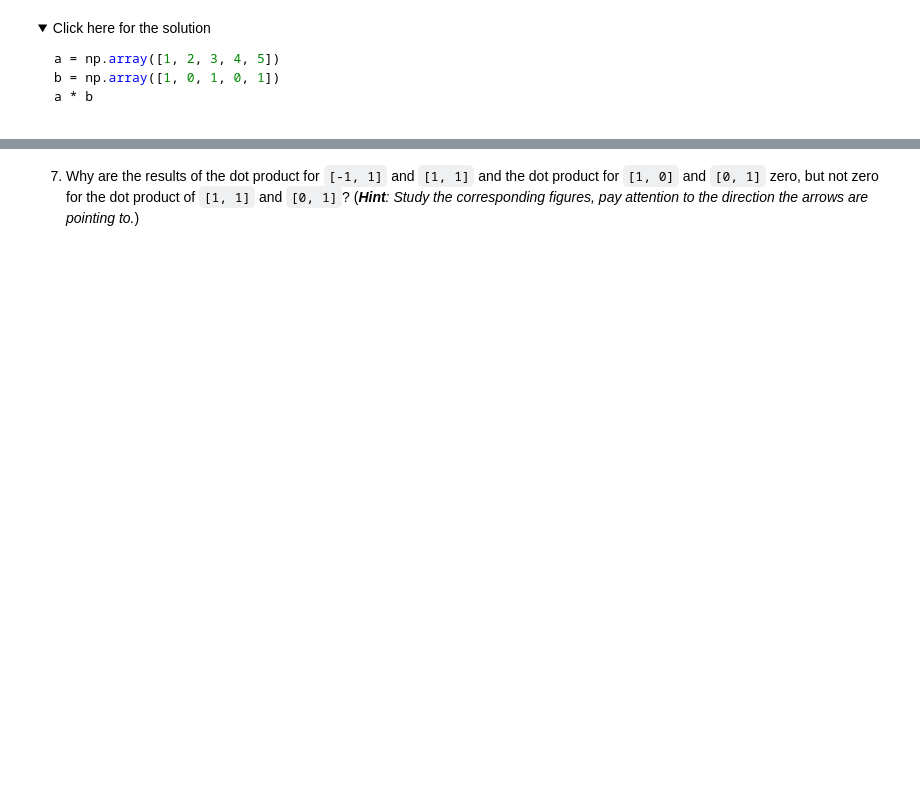
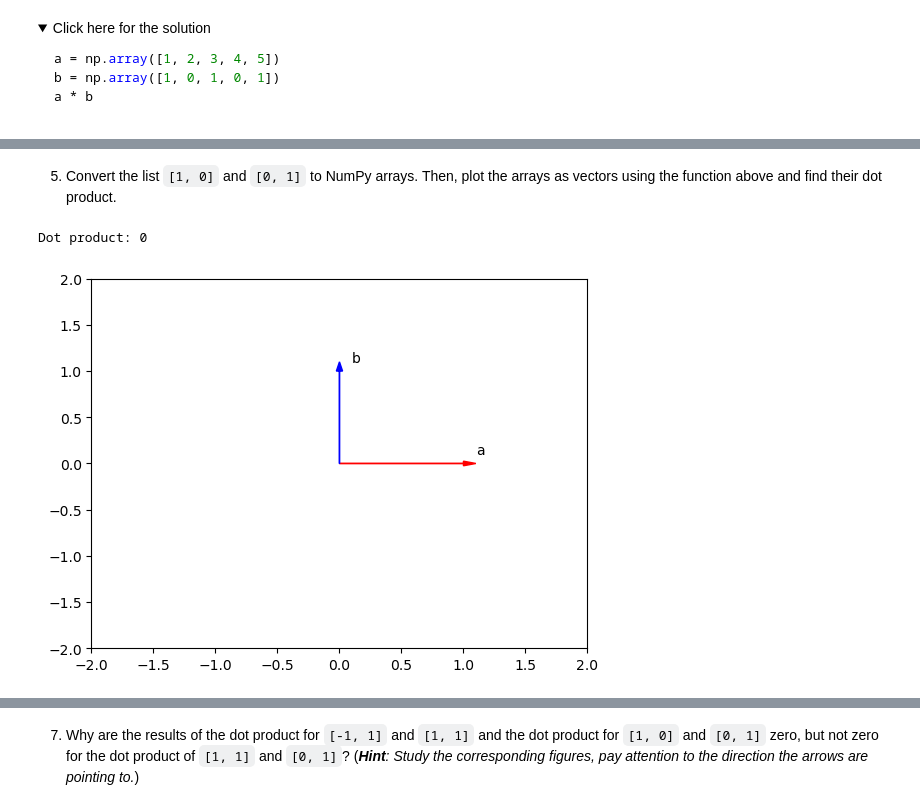
Before and after one commit to dark-teal-coder/course-cognitiveclass-python-for-data-science, a Jupyter notebook: module05/Lab-05-01-Working-with-1D-Numpy-Arrays.ipynb, the cells around one changed output, grey strips where cells are left out. Saved outputs shown, nothing was run; the diff lists cells and outputs as text; code cells hidden in the pictures; folded sections open; blank space fills up the shorter version.

```diff
--- a/module05/Lab-05-01-Working-with-1D-Numpy-Arrays.ipynb
+++ b/module05/Lab-05-01-Working-with-1D-Numpy-Arrays.ipynb
@@ -831,0 +858,13 @@ list_b = [1, 1]
+# %% [markdown]
+5. Convert the list `[1, 0]` and `[0, 1]` to NumPy arrays. Then, plot the arrays as vectors using the function above and find their dot product.
+# %%
+list_e = [1, 0]
+list_f = [0, 1]
+arr_e = np.array(list_e)
+arr_f = np.array(list_f)
+dot_prod_ef = np.dot(arr_e, arr_f)
+print("Dot product:", dot_prod_ef)
+plot_vec_2(arr_e, arr_f)
+# %% [output]
+Dot product: 0
+[figure, added]
```
Also changed, not shown: parts of 29 cells of this notebook.
